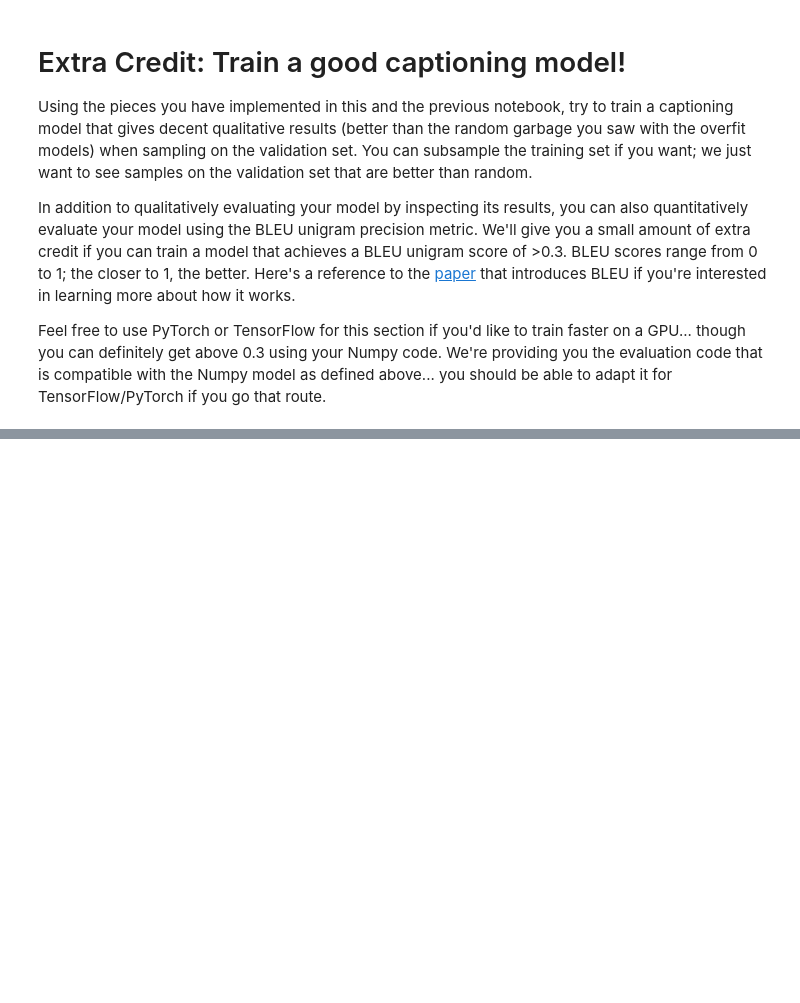
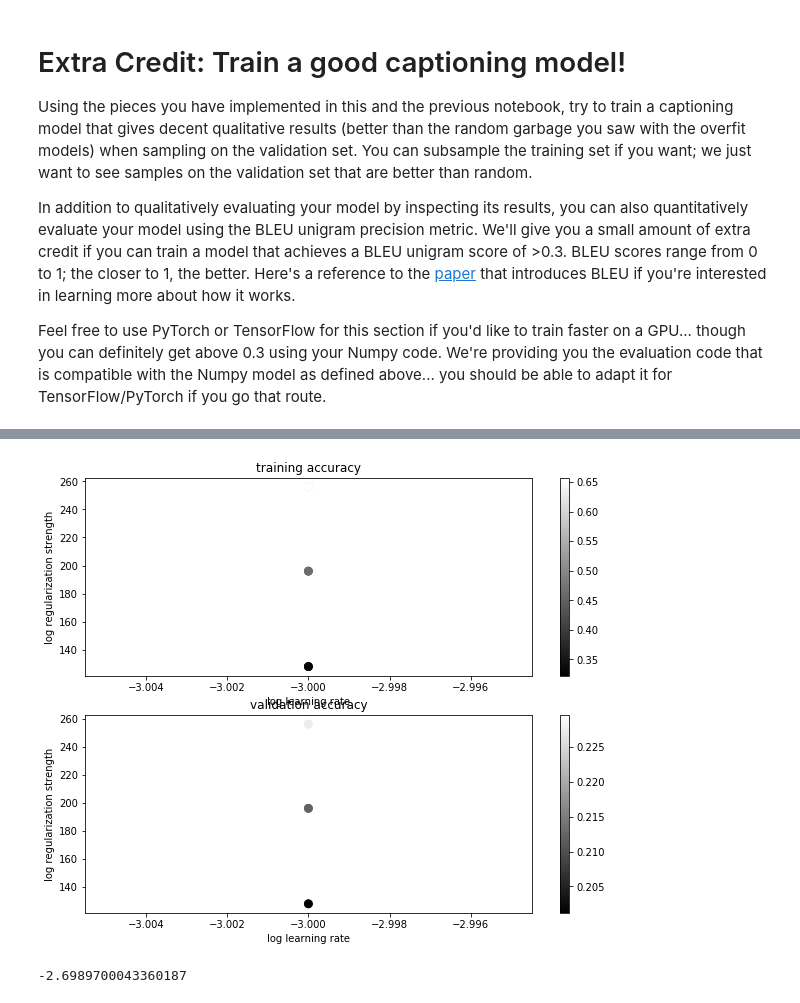
Before and after one commit to tingchunyeh/cnn, a Jupyter notebook: assignment3/LSTM_Captioning.ipynb, the cells around one changed output, grey strips where cells are left out. Saved outputs shown, nothing was run; the diff lists cells and outputs as text; code cells hidden in the pictures; blank space fills up the shorter version.

```diff
--- a/assignment3/LSTM_Captioning.ipynb
+++ b/assignment3/LSTM_Captioning.ipynb
@@ -395,3 +395,4 @@ def evaluate_model(model):
 
     for split in BLEUscores:
         print('Average BLEU score for %s: %f' % (split, BLEUscores[split]))
+    return (BLEUscores['train'], BLEUscores['val'])
@@ -398,3 +467,38 @@ def evaluate_model(model):
+# %%
+import math
+import matplotlib.pyplot as plt
+
+
+# x_scatter = [math.log10(x) for x in lrs]
+x_scatter = wds
+y_scatter = hds
+
+
+# plot training accuracy
+marker_size = 60
+colors = [x for x in accs]
+plt.subplot(2, 1, 1)
+plt.scatter(x_scatter, y_scatter, marker_size, c=colors)
+plt.colorbar()
+plt.xlabel('log learning rate')
+plt.ylabel('log regularization strength')
+plt.title('training accuracy')
+
+# plot validation accuracy
+colors = [x for x in val_accs] # default size of markers is 20
+plt.subplot(2, 1, 2)
+plt.scatter(x_scatter, y_scatter, marker_size, c=colors)
+plt.colorbar()
+plt.xlabel('log learning rate')
+plt.ylabel('log regularization strength')
+plt.title('validation accuracy')
+plt.show()
+# %% [output]
+[figure, added]
+# %%
+np.log10(2e-3)
+# %% [output]
+-2.6989700043360187
 # %%
 np.random.seed(231)
 
```
Also changed, not shown: parts of 5 cells of this notebook, 1 other file.
